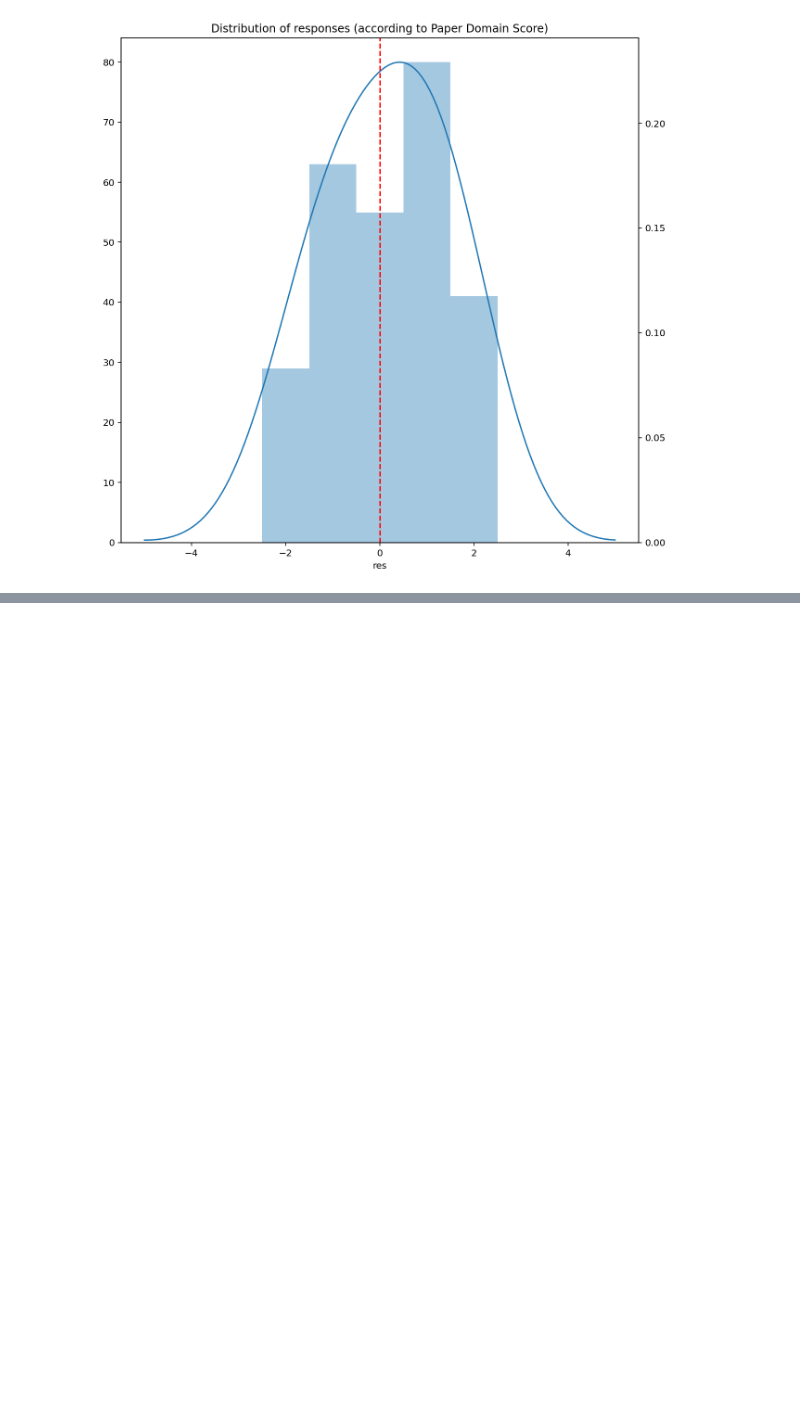
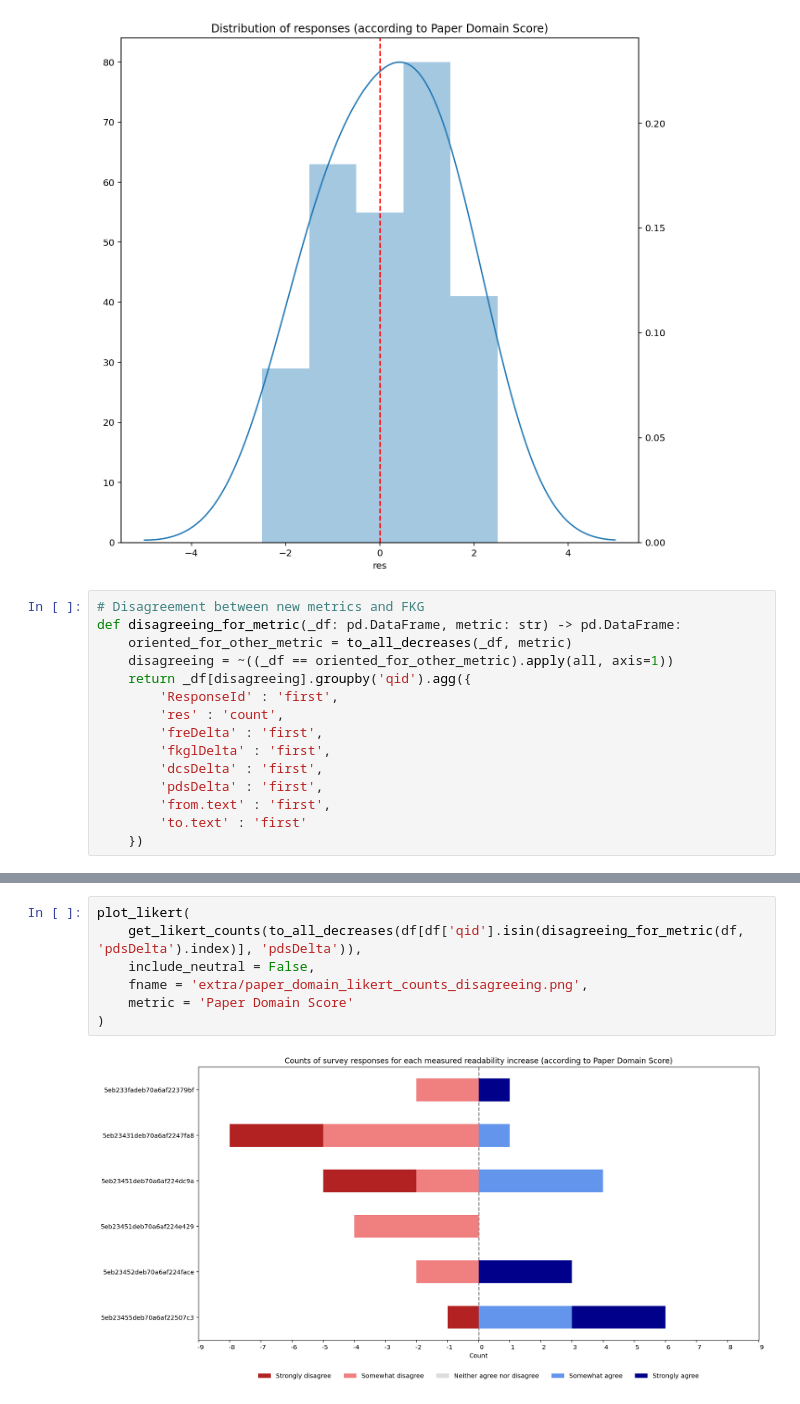
Before and after one commit to TiredFalcon/readse-internal-validity, a Jupyter notebook: Survey_responses_analysys.ipynb, the cells around one changed output, grey strips where cells are left out. Drawn from its saved outputs; the diff is of its cells as text; blank space fills up the shorter version.

Commit message:
Add Likert plot according to PDS for pairs where PDS and FKG disagree

```diff
--- a/Survey_responses_analysys.ipynb
+++ b/Survey_responses_analysys.ipynb
@@ -359,3 +359,18 @@ results(
 )
 # %% [output]
 [figure]
+# %%
+# Disagreement between new metrics and FKG
+def disagreeing_for_metric(_df: pd.DataFrame, metric: str) -> pd.DataFrame:
+    oriented_for_other_metric = to_all_decreases(_df, metric)
+    disagreeing = ~((_df == oriented_for_other_metric).apply(all, axis=1))
+    return _df[disagreeing].groupby('qid').agg({
+        'ResponseId' : 'first',
+        'res' : 'count',
+        'freDelta' : 'first',
+        'fkglDelta' : 'first',
+        'dcsDelta' : 'first',
+        'pdsDelta' : 'first',
+        'from.text' : 'first',
+        'to.text' : 'first'
+    })
@@ -361,0 +394,9 @@ results(
+# %%
+plot_likert(
+    get_likert_counts(to_all_decreases(df[df['qid'].isin(disagreeing_for_metric(df, 'pdsDelta').index)], 'pdsDelta')),
+    include_neutral = False,
+    fname = 'extra/paper_domain_likert_counts_disagreeing.png',
+    metric = 'Paper Domain Score'
+)
+# %% [output]
+[figure, added]
```
Also changed, not shown: parts of 2 cells of this notebook, 1 other file.
